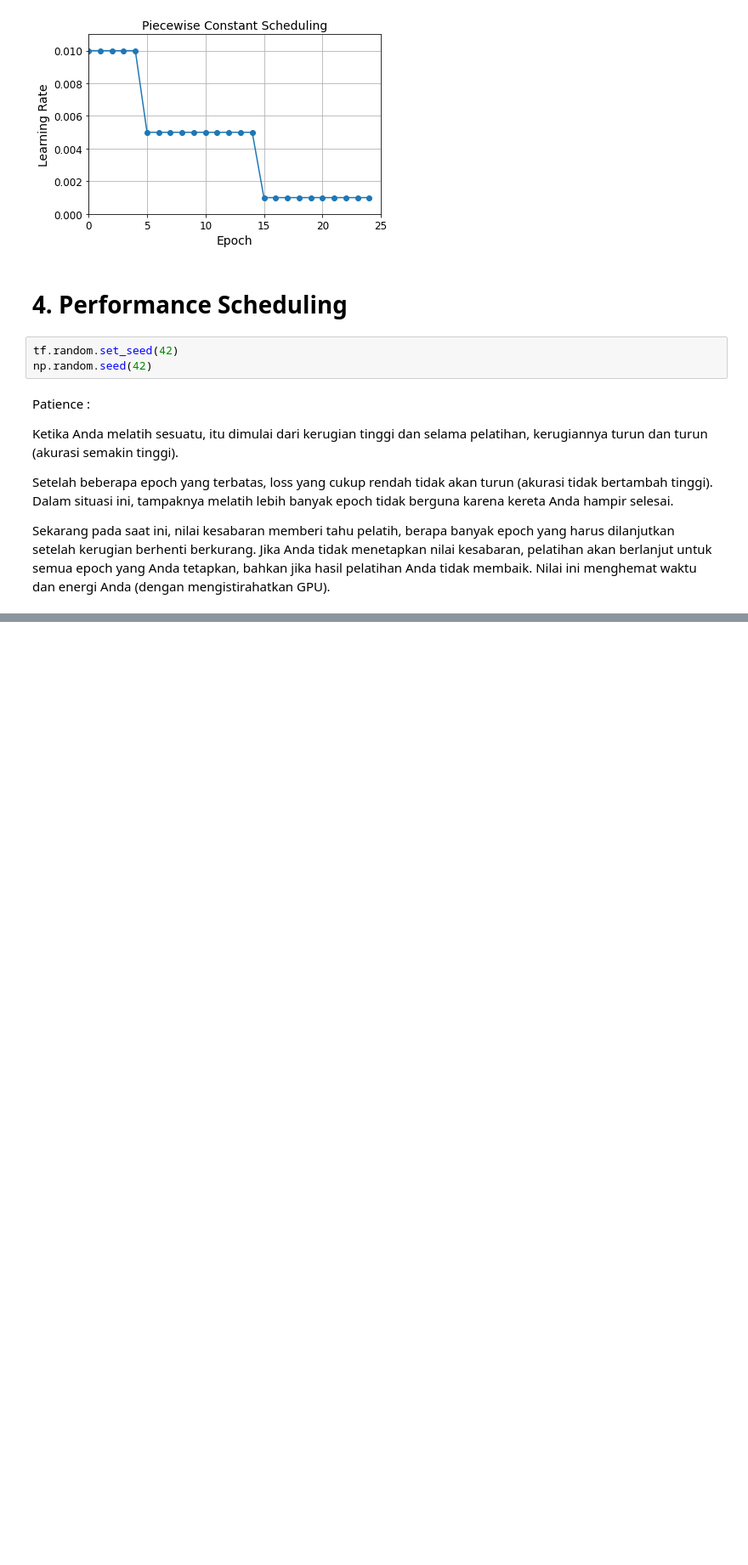
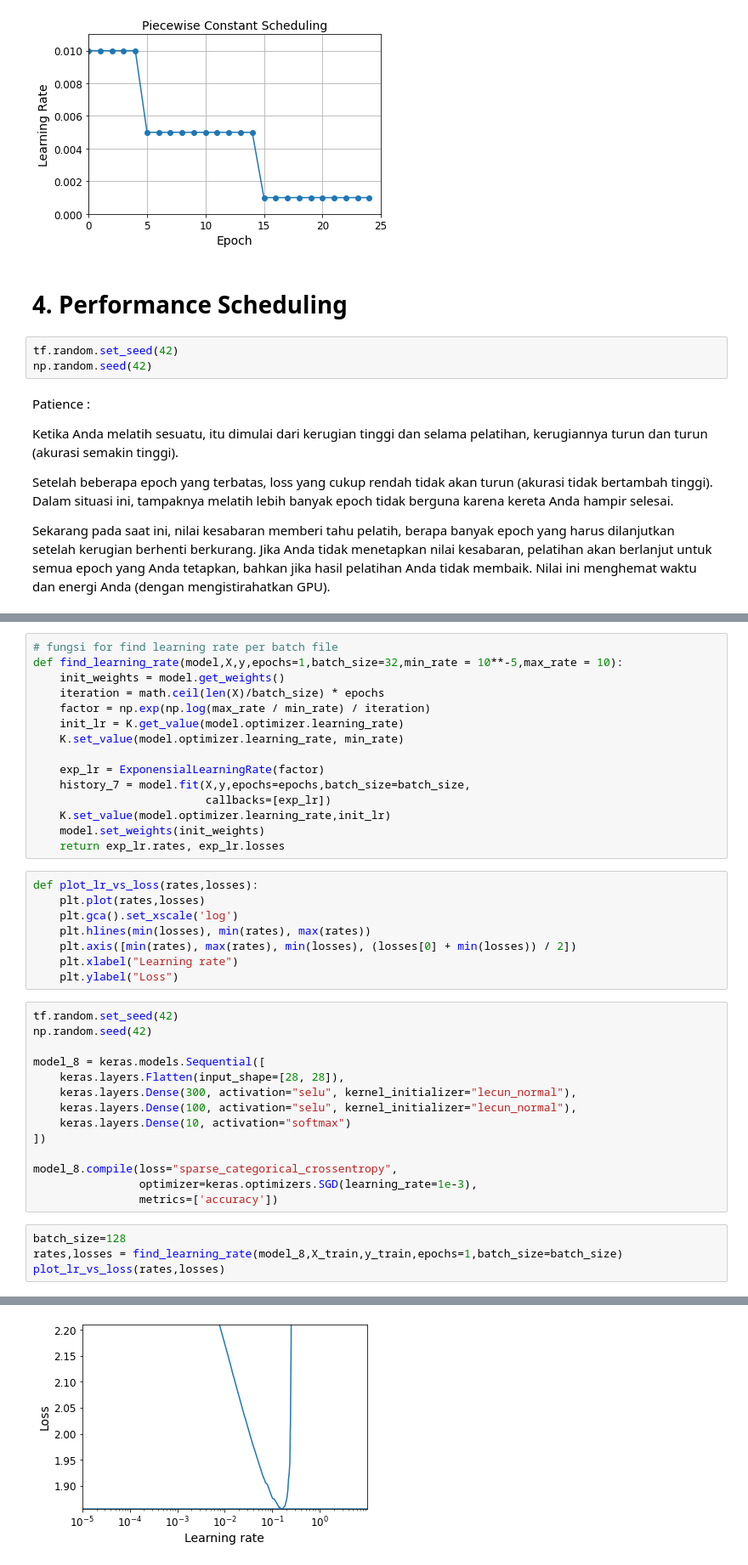
Before and after one commit to TeguhPermana666/Train_DNN, a Jupyter notebook: learning_rate_scheduling.ipynb, the cells around one changed output, grey strips where cells are left out. Shown at 85% size. Cells and saved outputs as stored; diff of their text form; blank space fills up the shorter version.

```diff
--- a/learning_rate_scheduling.ipynb
+++ b/learning_rate_scheduling.ipynb
@@ -349,0 +491,42 @@ lr_scheduler = keras.callbacks.ReduceLROnPlateau(factor = 0.5, patience=5)
+# %%
+# fungsi for find learning rate per batch file
+def find_learning_rate(model,X,y,epochs=1,batch_size=32,min_rate = 10**-5,max_rate = 10):
+    init_weights = model.get_weights()
+    iteration = math.ceil(len(X)/batch_size) * epochs
+    factor = np.exp(np.log(max_rate / min_rate) / iteration)
+    init_lr = K.get_value(model.optimizer.learning_rate)
+    K.set_value(model.optimizer.learning_rate, min_rate)
+
+    exp_lr = ExponensialLearningRate(factor)
+    history_7 = model.fit(X,y,epochs=epochs,batch_size=batch_size,
+                          callbacks=[exp_lr])
+    K.set_value(model.optimizer.learning_rate,init_lr)
+    model.set_weights(init_weights)
+    return exp_lr.rates, exp_lr.losses
+# %%
+def plot_lr_vs_loss(rates,losses):
+    plt.plot(rates,losses)
+    plt.gca().set_xscale('log')
+    plt.hlines(min(losses), min(rates), max(rates))
+    plt.axis([min(rates), max(rates), min(losses), (losses[0] + min(losses)) / 2])
+    plt.xlabel("Learning rate")
+    plt.ylabel("Loss")
+# %%
+tf.random.set_seed(42)
+np.random.seed(42)
+
+model_8 = keras.models.Sequential([
+    keras.layers.Flatten(input_shape=[28, 28]),
+    keras.layers.Dense(300, activation="selu", kernel_initializer="lecun_normal"),
+    keras.layers.Dense(100, activation="selu", kernel_initializer="lecun_normal"),
+    keras.layers.Dense(10, activation="softmax")
+])
+
+model_8.compile(loss="sparse_categorical_crossentropy",
+                optimizer=keras.optimizers.SGD(learning_rate=1e-3),
+                metrics=['accuracy'])
+# %%
+batch_size=128
+rates,losses = find_learning_rate(model_8,X_train,y_train,epochs=1,batch_size=batch_size)
+plot_lr_vs_loss(rates,losses)
+# %% [output]
@@ -349,0 +534 @@ lr_scheduler = keras.callbacks.ReduceLROnPlateau(factor = 0.5, patience=5)
+[figure, added]
```
Also changed, not shown: parts of 16 cells of this notebook, 1 other file.
